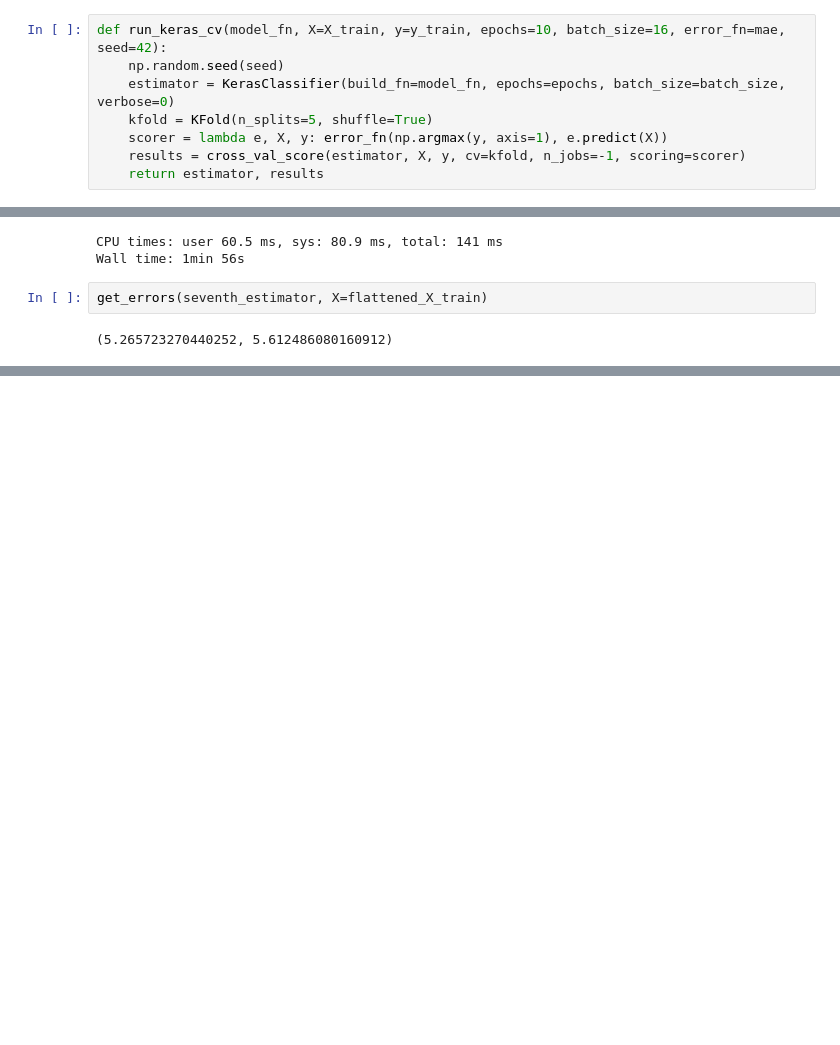
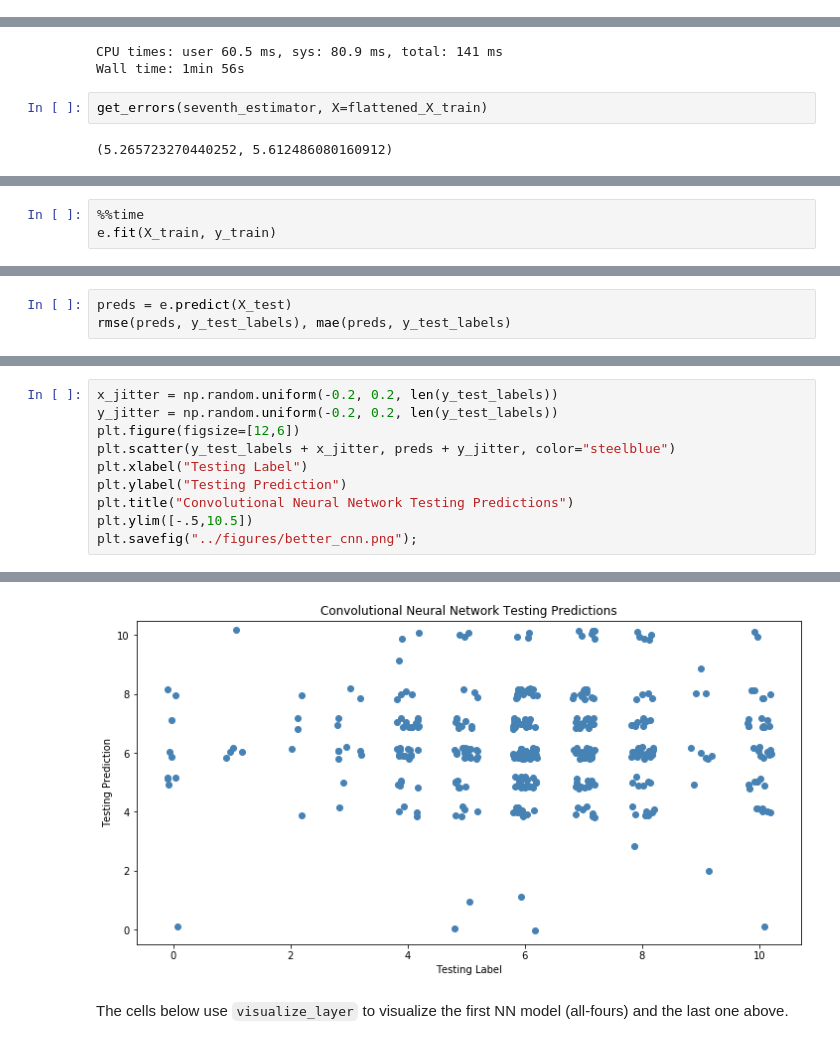
Before and after one commit to chrispyles/honors-thesis, a Jupyter notebook: notebooks/posters-classification.ipynb, the cells around one changed output, grey strips where cells are left out. Drawn from its saved outputs; the diff is of its cells as text; blank space fills up the shorter version.

```diff
--- a/notebooks/posters-classification.ipynb
+++ b/notebooks/posters-classification.ipynb
@@ -233,14 +148,6 @@ def first_nn_model():
     model.compile(loss="categorical_crossentropy", optimizer="adam", metrics=["mae", "mse"])
 
     return model
-# %%
-def run_keras_cv(model_fn, X=X_train, y=y_train, epochs=10, batch_size=16, error_fn=mae, seed=42):
-    np.random.seed(seed)
-    estimator = KerasClassifier(build_fn=model_fn, epochs=epochs, batch_size=batch_size, verbose=0)
-    kfold = KFold(n_splits=5, shuffle=True)
-    scorer = lambda e, X, y: error_fn(np.argmax(y, axis=1), e.predict(X))
-    results = cross_val_score(estimator, X, y, cv=kfold, n_jobs=-1, scoring=scorer)
-    return estimator, results
 # %%
 %%time
 first_estimator, first_results = run_keras_cv(first_nn_model)
@@ -473,0 +459,3 @@ get_errors(seventh_estimator, X=flattened_X_train)
+# %%
+%%time
+e.fit(X_train, y_train)
@@ -473,0 +481,3 @@ get_errors(seventh_estimator, X=flattened_X_train)
+# %%
+preds = e.predict(X_test)
+rmse(preds, y_test_labels), mae(preds, y_test_labels)
@@ -473,0 +506,11 @@ get_errors(seventh_estimator, X=flattened_X_train)
+# %%
+x_jitter = np.random.uniform(-0.2, 0.2, len(y_test_labels))
+y_jitter = np.random.uniform(-0.2, 0.2, len(y_test_labels))
+plt.figure(figsize=[12,6])
+plt.scatter(y_test_labels + x_jitter, preds + y_jitter, color="steelblue")
+plt.xlabel("Testing Label")
+plt.ylabel("Testing Prediction")
+plt.title("Convolutional Neural Network Testing Predictions")
+plt.ylim([-.5,10.5])
+plt.savefig("../figures/better_cnn.png");
+# %% [output]
@@ -473,0 +518,3 @@ get_errors(seventh_estimator, X=flattened_X_train)
+[figure, added]
+# %% [markdown]
+The cells below use `visualize_layer` to visualize the first NN model (all-fours) and the last one above.
```
Also changed, not shown: parts of 58 cells of this notebook, 18 other files.
